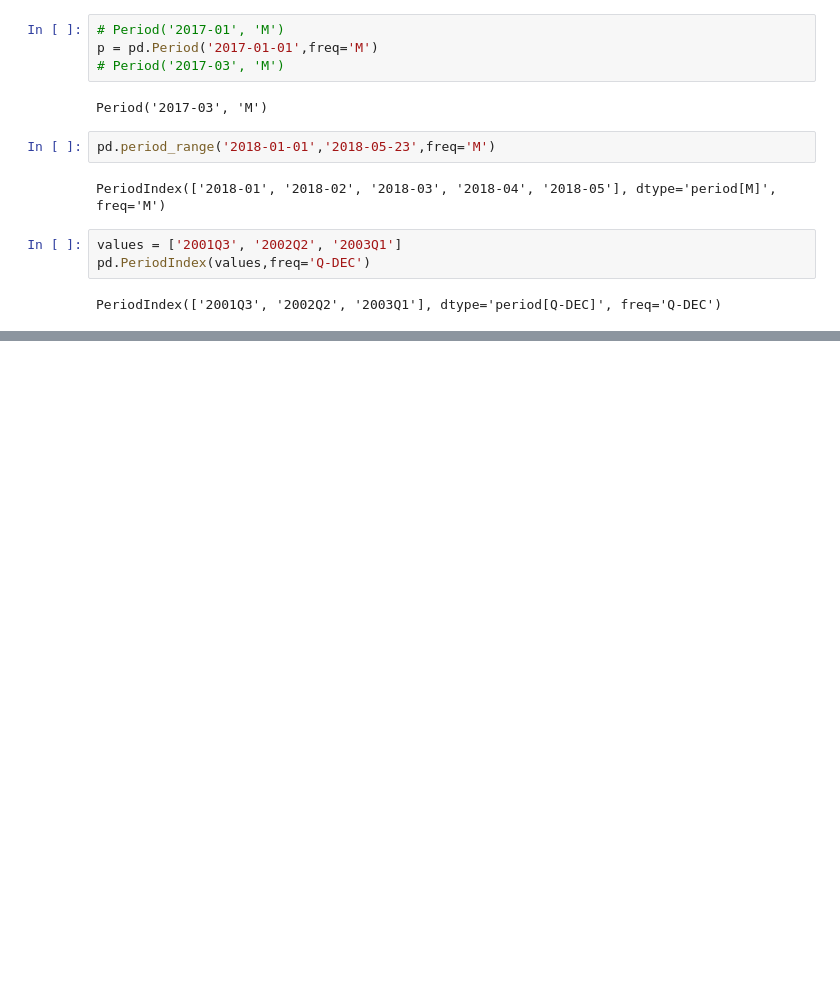
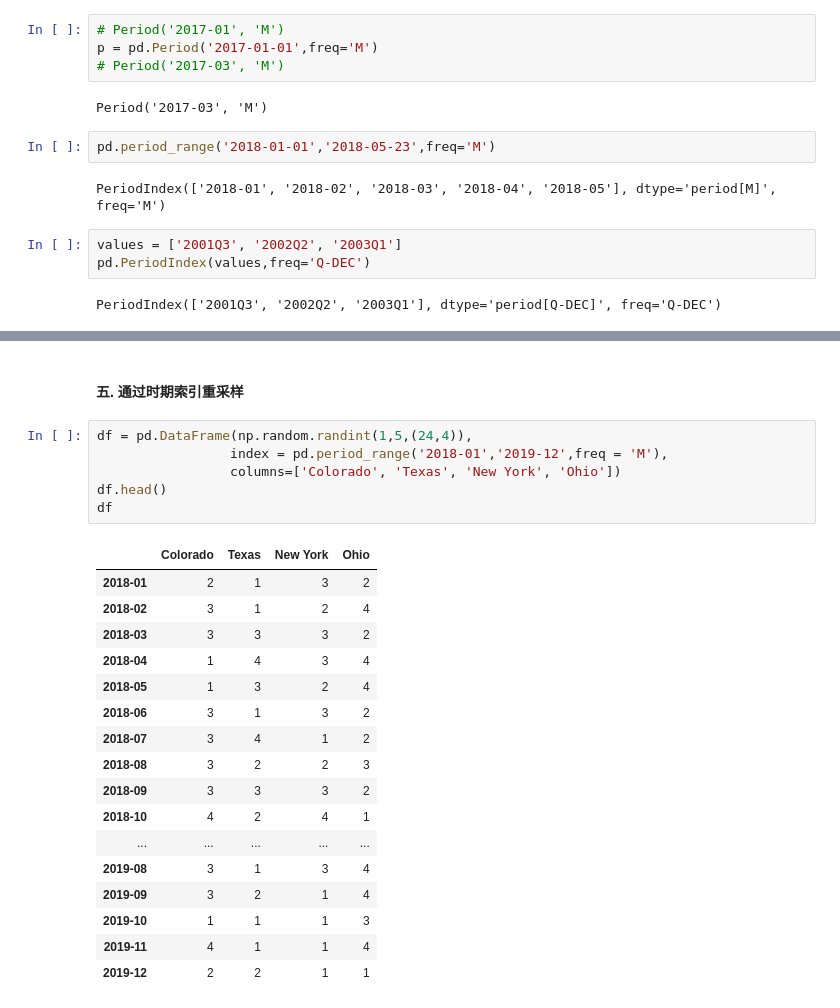
Before and after one commit to lj72808up/AI_Handcraft, a Jupyter notebook: blog/pandas数据处理/8-pandas时间序列.ipynb, the cells around one changed output, grey strips where cells are left out. Drawn from its saved outputs; the diff is of its cells as text; blank space fills up the shorter version.

```diff
--- a/blog/pandas数据处理/8-pandas时间序列.ipynb
+++ b/blog/pandas数据处理/8-pandas时间序列.ipynb
@@ -450,0 +651,26 @@ pd.Period??
+# %% [markdown]
+#### 五. 通过时期索引重采样
+# %%
+df = pd.DataFrame(np.random.randint(1,5,(24,4)),
+                 index = pd.period_range('2018-01','2019-12',freq = 'M'),
+                 columns=['Colorado', 'Texas', 'New York', 'Ohio'])
+df.head()
+df
+# %% [output]
+|  | Colorado | Texas | New York | Ohio |
+| 2018-01 | 2 | 1 | 3 | 2 |
+| 2018-02 | 3 | 1 | 2 | 4 |
+| 2018-03 | 3 | 3 | 3 | 2 |
+| 2018-04 | 1 | 4 | 3 | 4 |
+| 2018-05 | 1 | 3 | 2 | 4 |
+| 2018-06 | 3 | 1 | 3 | 2 |
+| 2018-07 | 3 | 4 | 1 | 2 |
+| 2018-08 | 3 | 2 | 2 | 3 |
+| 2018-09 | 3 | 3 | 3 | 2 |
+| 2018-10 | 4 | 2 | 4 | 1 |
+| ... | ... | ... | ... | ... |
+| 2019-08 | 3 | 1 | 3 | 4 |
+| 2019-09 | 3 | 2 | 1 | 4 |
+| 2019-10 | 1 | 1 | 1 | 3 |
+| 2019-11 | 4 | 1 | 1 | 4 |
+| 2019-12 | 2 | 2 | 1 | 1 |
```
Also changed, not shown: parts of 30 cells of this notebook, 2 other files.
